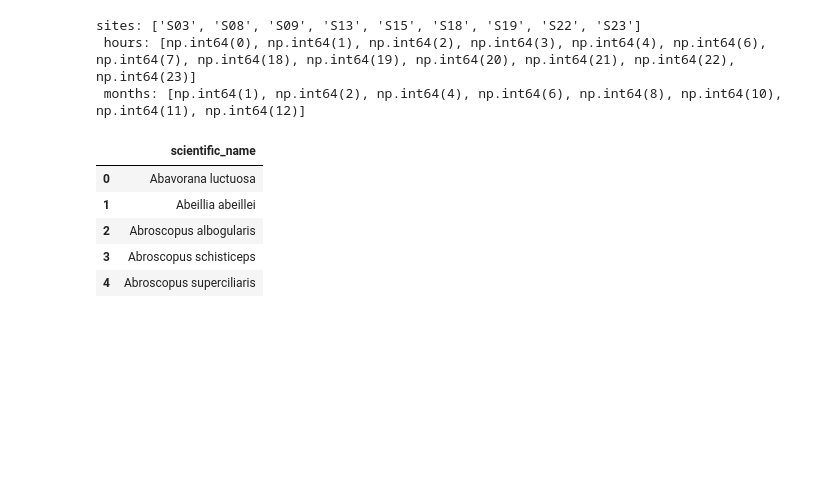
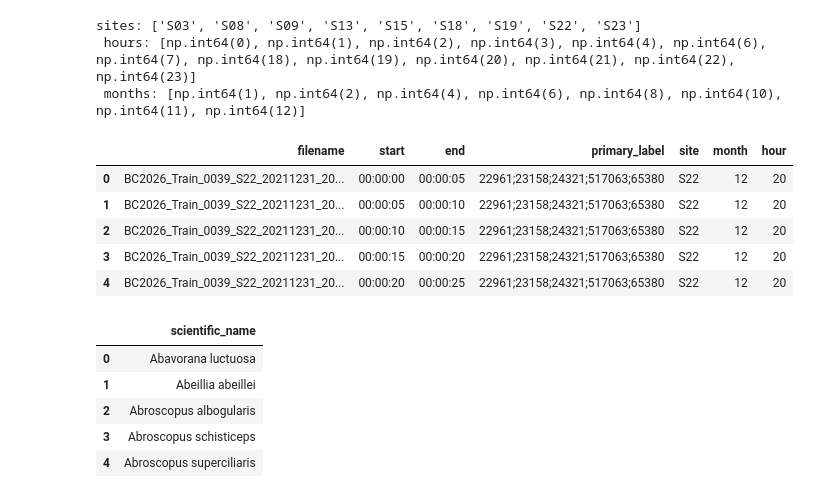
Before and after one commit to GitTurtleDone/BirdCLEF2026, a Jupyter notebook: src/perch_v2_combined_cnn_ssm_transformer.ipynb, the cells around one changed output. Drawn from its saved outputs; the diff is of its cells as text; code cells hidden in the pictures; blank space fills up the shorter version.

Commit message:
Preliminarily completed buiding train soundscapes cache

```diff
--- a/src/perch_v2_combined_cnn_ssm_transformer.ipynb
+++ b/src/perch_v2_combined_cnn_ssm_transformer.ipynb
@@ -108,6 +108,15 @@ print(f'sites: {sites} \n hours: {hours}\n months: {months}')
 sites: ['S03', 'S08', 'S09', 'S13', 'S15', 'S18', 'S19', 'S22', 'S23']
  hours: [np.int64(0), np.int64(1), np.int64(2), np.int64(3), np.int64(4), np.int64(6), np.int64(7), np.int64(18), np.int64(19), np.int64(20), np.int64(21), np.int64(22), np.int64(23)]
  months: [np.int64(1), np.int64(2), np.int64(4), np.int64(6), np.int64(8), np.int64(10), np.int64(11), np.int64(12)]
+# %%
+train_sounscapes_label_df.head()
+# %% [output]
+|  | filename | start | end | primary_label | site | month | hour |
+| 0 | BC2026_Train_0039_S22_20211231_20... | 00:00:00 | 00:00:05 | 22961;23158;24321;517063;65380 | S22 | 12 | 20 |
+| 1 | BC2026_Train_0039_S22_20211231_20... | 00:00:05 | 00:00:10 | 22961;23158;24321;517063;65380 | S22 | 12 | 20 |
+| 2 | BC2026_Train_0039_S22_20211231_20... | 00:00:10 | 00:00:15 | 22961;23158;24321;517063;65380 | S22 | 12 | 20 |
+| 3 | BC2026_Train_0039_S22_20211231_20... | 00:00:15 | 00:00:20 | 22961;23158;24321;517063;65380 | S22 | 12 | 20 |
+| 4 | BC2026_Train_0039_S22_20211231_20... | 00:00:20 | 00:00:25 | 22961;23158;24321;517063;65380 | S22 | 12 | 20 |
 # %%
 
 if "offline" in mode:
```
Also changed, not shown: parts of 9 cells of this notebook, 1 other file.
